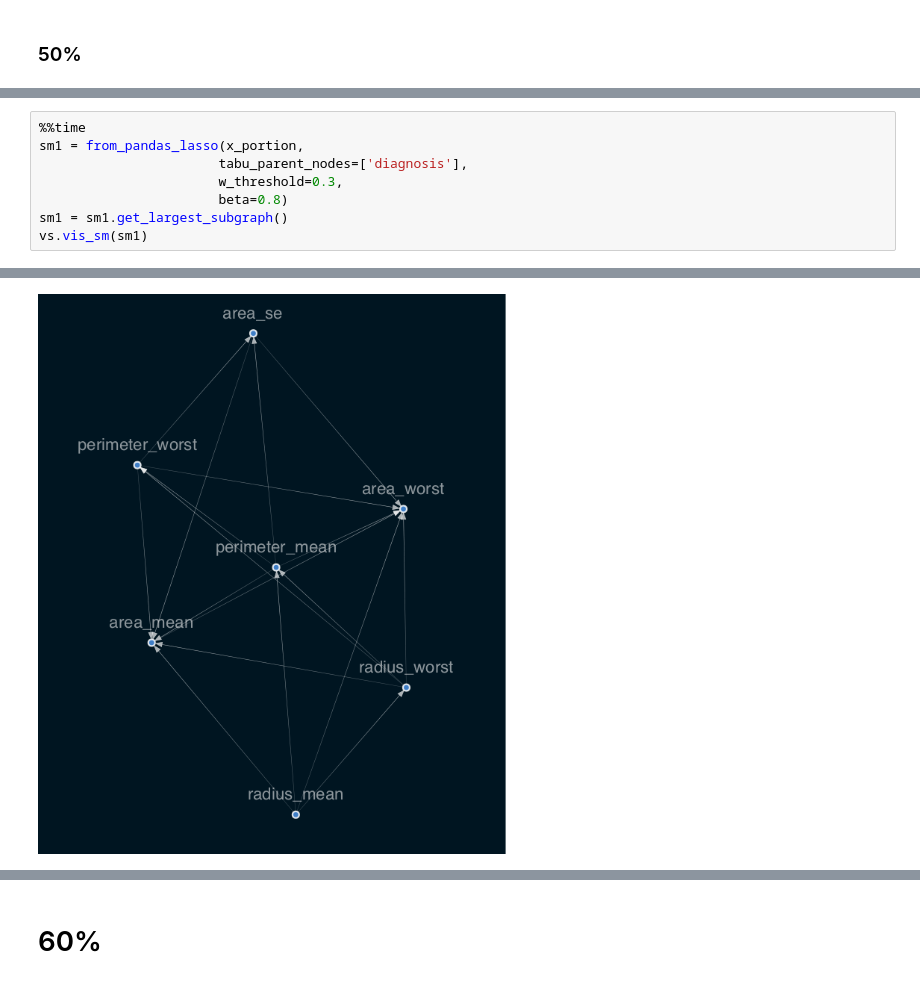
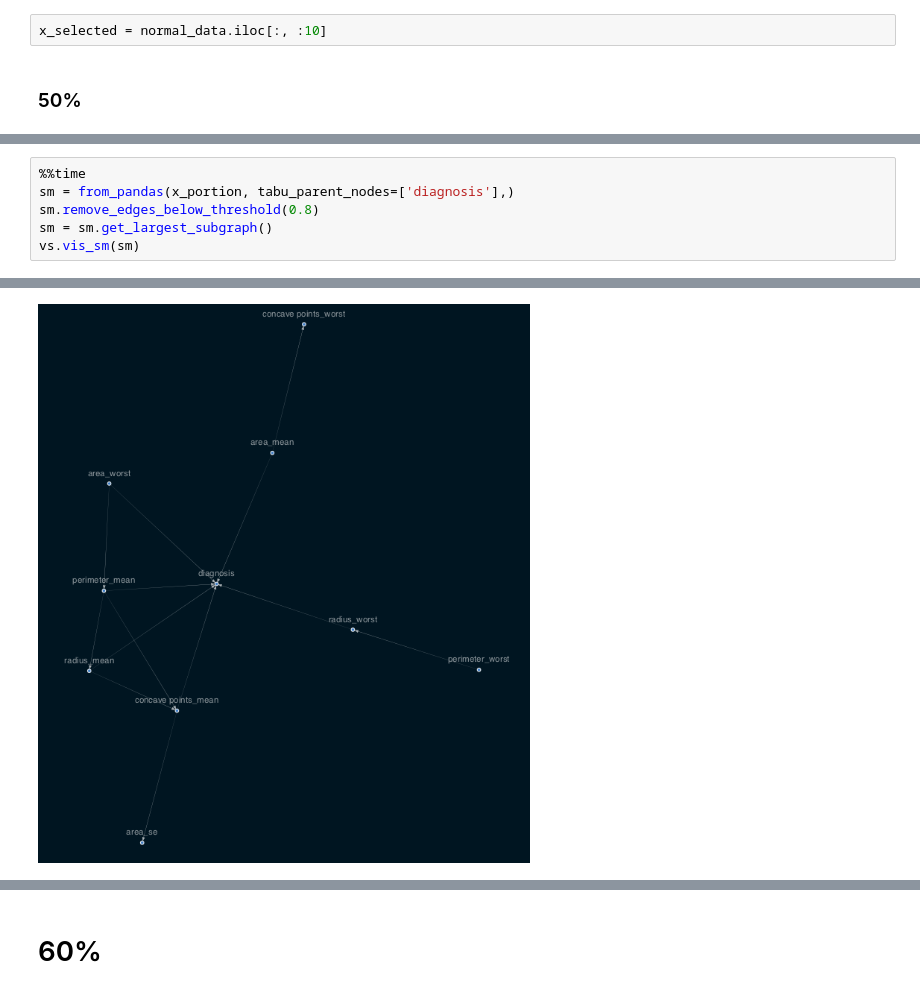
Before and after one commit to 10-Academy-quad-squad/casual-graph, a Jupyter notebook: notebooks/2. CausalLearning.ipynb, the cells around one changed output, grey strips where cells are left out. Cells and saved outputs as stored; diff of their text form.

Commit message:
feat: create graph using normal data

```diff
--- a/notebooks/2. CausalLearning.ipynb
+++ b/notebooks/2. CausalLearning.ipynb
@@ -138,5 +139,7 @@ vs.vis_sm(sm)
 # %% [markdown]
 ## Stablity of causal graph
+# %%
+x_selected = normal_data.iloc[:, :10]
 # %% [markdown]
 ### 50%
 # %%
@@ -146,9 +164,7 @@ x_portion = x_selected.head(portion)
 # %%
 %%time
-sm1 = from_pandas_lasso(x_portion,
-                       tabu_parent_nodes=['diagnosis'],
-                       w_threshold=0.3,
-                       beta=0.8)
-sm1 = sm1.get_largest_subgraph()
-vs.vis_sm(sm1)
+sm = from_pandas(x_portion, tabu_parent_nodes=['diagnosis'],)
+sm.remove_edges_below_threshold(0.8)
+sm = sm.get_largest_subgraph()
+vs.vis_sm(sm)
 # %% [output]
@@ -157 +173 @@ Wall time: 1min 1s
-[figure, old version]
+[figure, new version]
```
Also changed, not shown: parts of 18 cells of this notebook.
